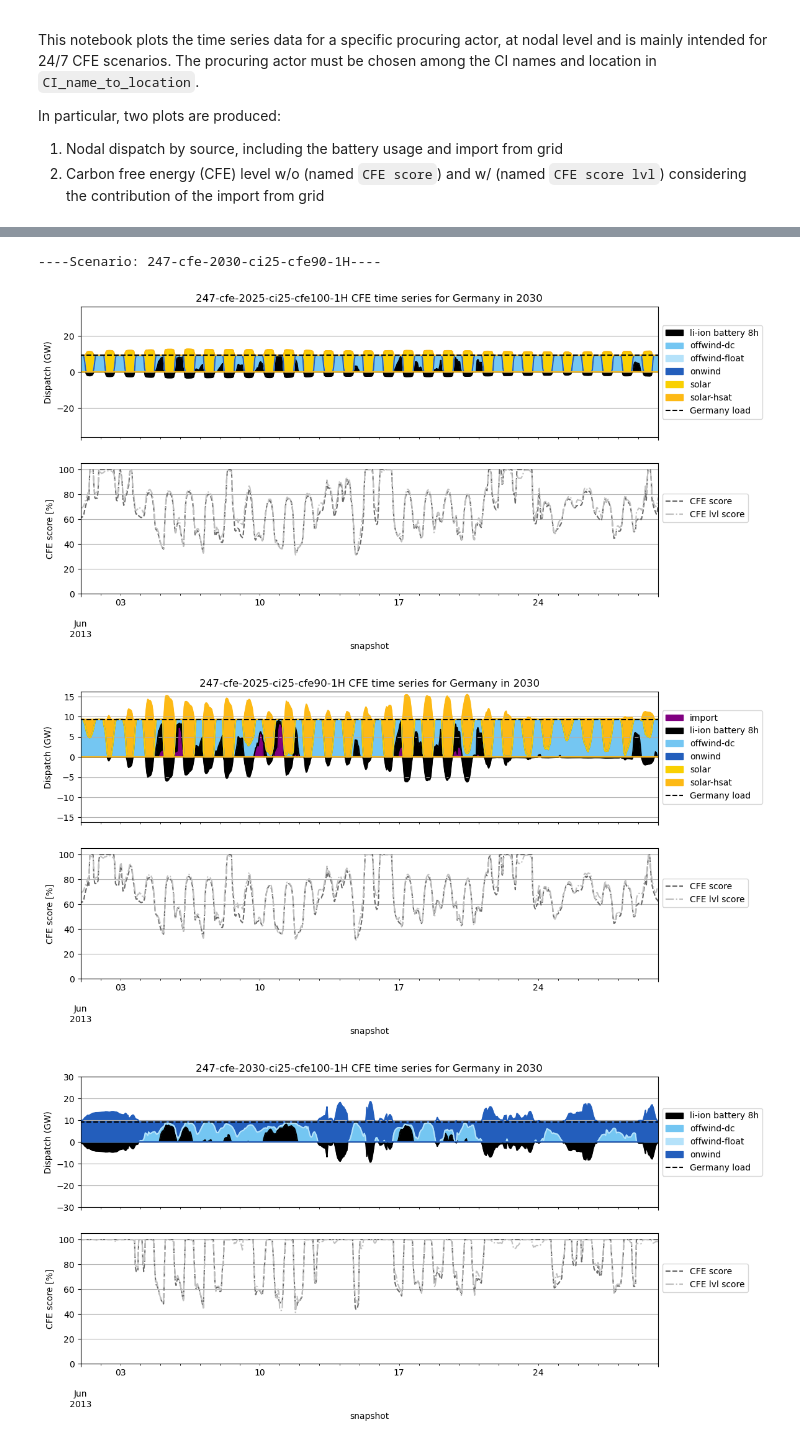
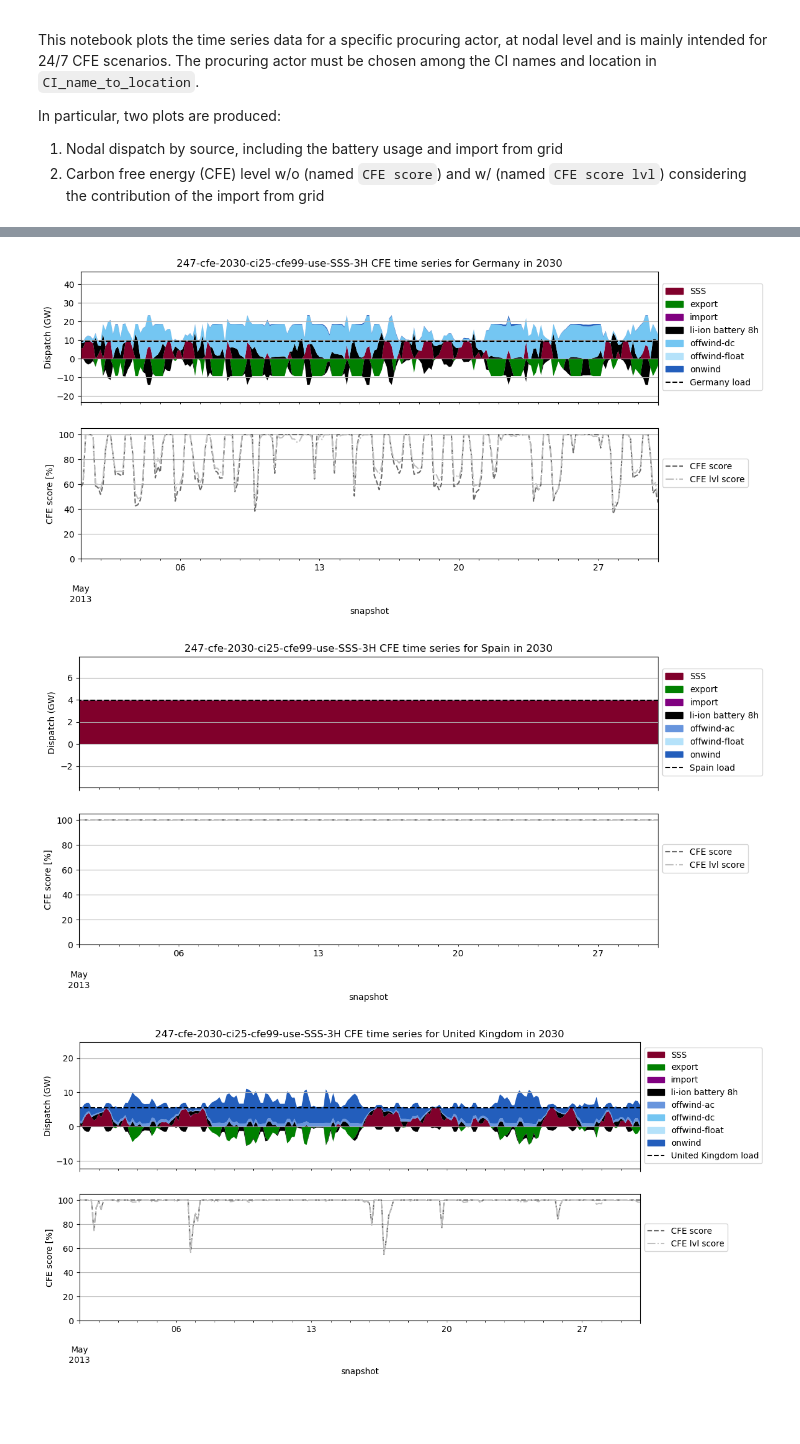
Before and after one commit to open-energy-transition/procurement-metastudy, a Jupyter notebook: notebooks/CI-time-series.ipynb, the cells around one changed output, grey strips where cells are left out. Cells and saved outputs as stored; diff of their text form; code cells hidden in the pictures; blank space fills up the shorter version.

```diff
--- a/notebooks/CI-time-series.ipynb
+++ b/notebooks/CI-time-series.ipynb
@@ -195,23 +204,20 @@ planning_horizon_list = ["2025", "2030"]
 time_resolution = "1"
 ci_participation = "25"
 
-for planning_horizon in planning_horizon_list:
-    print(f"--------Planning Horizon: {planning_horizon}--------")
 
-    scenarios = [f"247-cfe-{planning_horizon}-ci{ci_participation}-cfe100-{time_resolution}H",
-                f"247-cfe-{planning_horizon}-ci{ci_participation}-cfe90-{time_resolution}H",
-                ]
+scenarios = ['247-cfe-2030-ci25-cfe99-use-SSS-3H'
+            ]
 
 
-    for scenario in scenarios:
-        network_path = get_network_path(scenario, path = False)
+for scenario in scenarios:
+    network_path = get_network_path(scenario, path = False)
 
-        if network_path is None: # if the scenario is not found (either the folder or the network in the folder)
-            continue
+    if network_path is None: # if the scenario is not found (either the folder or the network in the folder)
+        continue
 
-        network = pypsa.Network(network_path)
-        print(f"----Scenario: {scenario}----")
-        snapshot_limits = ['2013-06-01', '2013-06-30']
-        for name, location in CI_name_to_location.items():
-            plot_ci_time_series(network, name, location, snapshot_limits, scenario)
+    network = pypsa.Network(network_path)
+    print(f"----Scenario: {scenario}----")
+    snapshot_limits = ['2013-05-01', '2013-05-30']
+    for name, location in CI_name_to_location.items():
+        plot_ci_time_series(network, name, location, snapshot_limits, scenario, use_SSS=True)
 # %% [output]
@@ -227,4 +243,3 @@ INFO:pypsa.io:Imported network 247-cfe-2030-ci25-cfe90-1H.nc has buses, carriers
-----Scenario: 247-cfe-2030-ci25-cfe90-1H----
-[figure, old version]
+[figure, new version]
-[figure, old version]
+[figure, new version]
-[figure, old version]
+[figure, new version]
```
Also changed, not shown: parts of 2 cells of this notebook, 43 other files.
